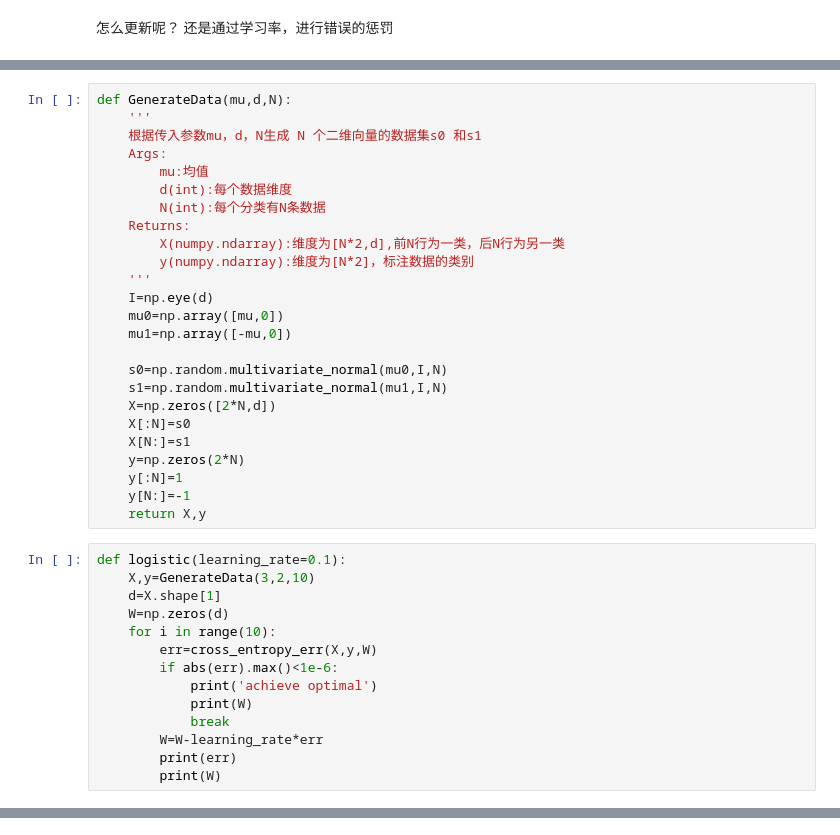
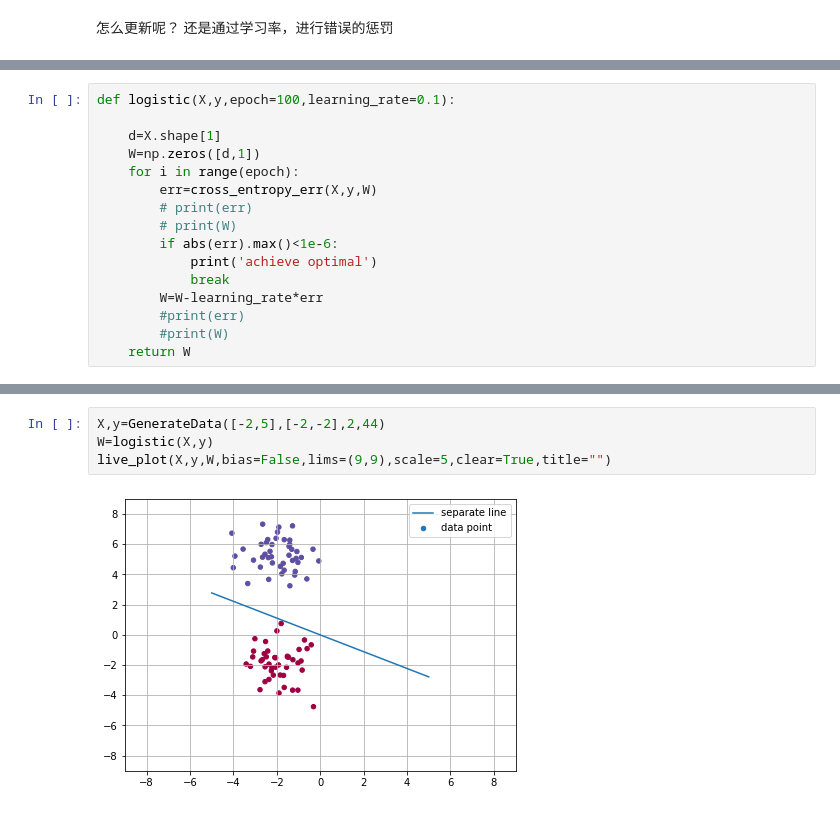
Before and after one commit to easilylazy/pattern-recognition, a Jupyter notebook: linear/logistic.ipynb, the cells around one changed output, grey strips where cells are left out. Saved outputs shown, nothing was run; the diff lists cells and outputs as text.

Commit message:
update logistic

```diff
--- a/linear/logistic.ipynb
+++ b/linear/logistic.ipynb
@@ -20,40 +128,17 @@ def cross_entropy_err(X,y,W):
     return np.dot(sigmoid(-np.dot(y,res.transpose())),-np.dot(y,X))
-# %%
-def GenerateData(mu,d,N):
-    '''
-    根据传入参数mu，d，N生成 N 个二维向量的数据集s0 和s1
-    Args:
-        mu:均值
-        d(int):每个数据维度
-        N(int):每个分类有N条数据
-    Returns:
-        X(numpy.ndarray):维度为[N*2,d],前N行为一类，后N行为另一类
-        y(numpy.ndarray):维度为[N*2]，标注数据的类别
-    '''
-    I=np.eye(d)
-    mu0=np.array([mu,0])
-    mu1=np.array([-mu,0])
-
-    s0=np.random.multivariate_normal(mu0,I,N)
-    s1=np.random.multivariate_normal(mu1,I,N)
-    X=np.zeros([2*N,d])
-    X[:N]=s0
-    X[N:]=s1
-    y=np.zeros(2*N)
-    y[:N]=1
-    y[N:]=-1
-    return X,y
 # %%
-def logistic(learning_rate=0.1):
-    X,y=GenerateData(3,2,10)
+def logistic(X,y,epoch=100,learning_rate=0.1):
+
     d=X.shape[1]
-    W=np.zeros(d)
-    for i in range(10):
+    W=np.zeros([d,1])
+    for i in range(epoch):
         err=cross_entropy_err(X,y,W)
+        # print(err)
+        # print(W)
         if abs(err).max()<1e-6:
             print('achieve optimal')
-            print(W)
             break
         W=W-learning_rate*err
-        print(err)
-        print(W)
+        #print(err)
+        #print(W)
+    return W
@@ -66,0 +145,6 @@ achieve optimal
+# %%
+X,y=GenerateData([-2,5],[-2,-2],2,44)
+W=logistic(X,y)
+live_plot(X,y,W,bias=False,lims=(9,9),scale=5,clear=True,title="")
+# %% [output]
+[figure, added]
```
Also changed, not shown: parts of 14 cells of this notebook.
